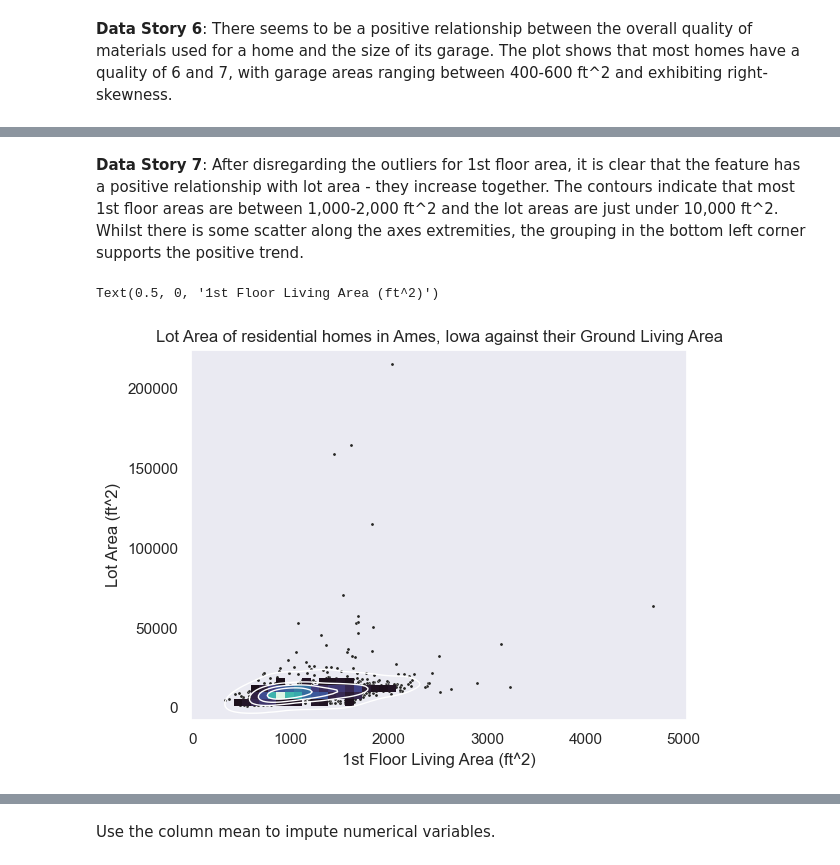
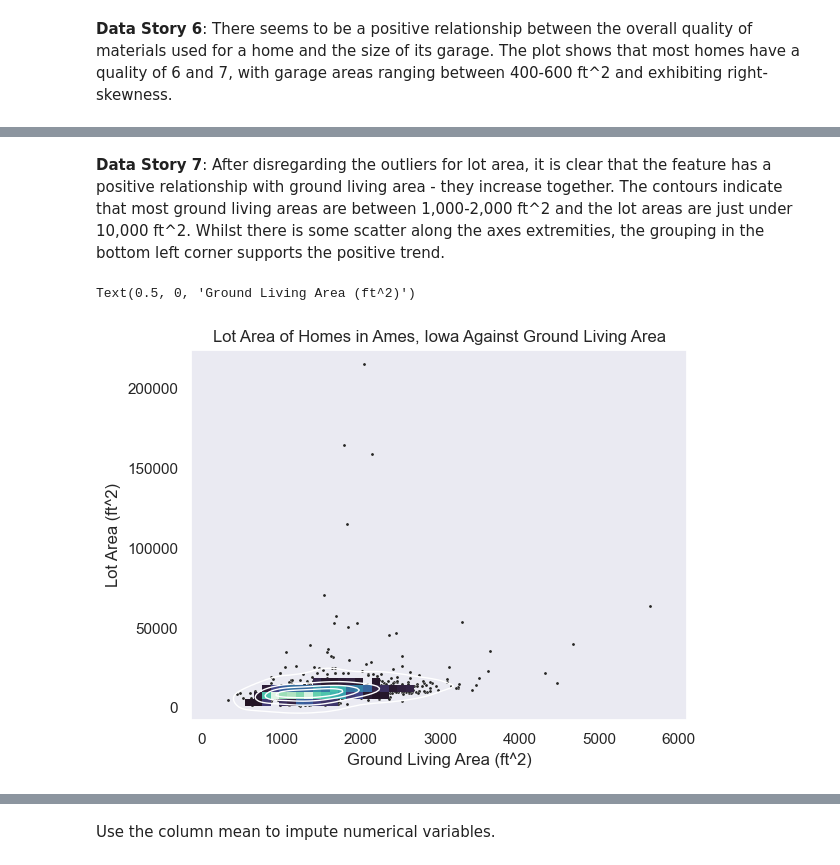
Before and after one commit to rraj786/Predicting-House-Prices, a Jupyter notebook: Price Predictor.ipynb, the cells around one changed output, grey strips where cells are left out. Saved outputs shown, nothing was run; the diff lists cells and outputs as text; code cells hidden in the pictures.

```diff
--- a/Price Predictor.ipynb
+++ b/Price Predictor.ipynb
@@ -246,0 +236,10 @@ Text(0.5, 0, 'Building Type')
+# %%
+# Include NA values in box plot, so create dummy column and remove it after plot
+train['Fence (NA)'] = train['Fence'].fillna('NA')
+
+ax = sns.boxplot(x = "Fence (NA)", y = "SalePrice", data = train)
+ax.set_title("Sale Prices of Homes in Ames, Iowa against Fence Type")
+ax.set_ylabel("Sale Price (USD)")
+ax.set_xlabel("Fence Type")
+
+train.drop(['Fence (NA)'], axis = 1, inplace = True)
@@ -260,16 +261,16 @@ ax.set_axis_labels("Garage Area (ft^2)", "Overall Quality")
 # %% [markdown]
-**Data Story 7**: After disregarding the outliers for 1st floor area, it is clear that the feature has a positive relationship with lot area - they increase together. The contours indicate that most 1st floor areas are between 1,000-2,000 ft^2 and the lot areas are just under 10,000 ft^2. Whilst there is some scatter along the axes extremities, the grouping in the bottom left corner supports the positive trend.
+**Data Story 7**: After disregarding the outliers for lot area, it is clear that the feature has a positive relationship with ground living area - they increase together. The contours indicate that most ground living areas are between 1,000-2,000 ft^2 and the lot areas are just under 10,000 ft^2. Whilst there is some scatter along the axes extremities, the grouping in the bottom left corner supports the positive trend.
 # %%
 sns.set_theme(style = "dark")
-ax = sns.scatterplot(x = "1stFlrSF", y = "LotArea", data = train, s = 5, color = ".15")
-ax = sns.histplot(x = "1stFlrSF", y = "LotArea", data = train, bins = 50, pthresh = .1, cmap = "mako")
-ax = sns.kdeplot(x = "1stFlrSF", y = "LotArea", data = train, levels = 5, color = "w", linewidths = 1)
-ax.set_title("Lot Area of residential homes in Ames, Iowa against their Ground Living Area")
+ax = sns.scatterplot(x = "GrLivArea", y = "LotArea", data = train, s = 5, color = ".15")
+ax = sns.histplot(x = "GrLivArea", y = "LotArea", data = train, bins = 50, pthresh = .1, cmap = "mako")
+ax = sns.kdeplot(x = "GrLivArea", y = "LotArea", data = train, levels = 5, color = "w", linewidths = 1)
+ax.set_title("Lot Area of Homes in Ames, Iowa Against Ground Living Area")
 ax.set_ylabel("Lot Area (ft^2)")
-ax.set_xlabel("1st Floor Living Area (ft^2)")
+ax.set_xlabel("Ground Living Area (ft^2)")
 # %% [output]
-Text(0.5, 0, '1st Floor Living Area (ft^2)')
+Text(0.5, 0, 'Ground Living Area (ft^2)')
-[figure, old version]
+[figure, new version]
 # %%
 # Ignore outliers where lot area is greater than 50000
 target = train[train.LotArea < 50000]
```
Also changed, not shown: parts of 34 cells of this notebook.
